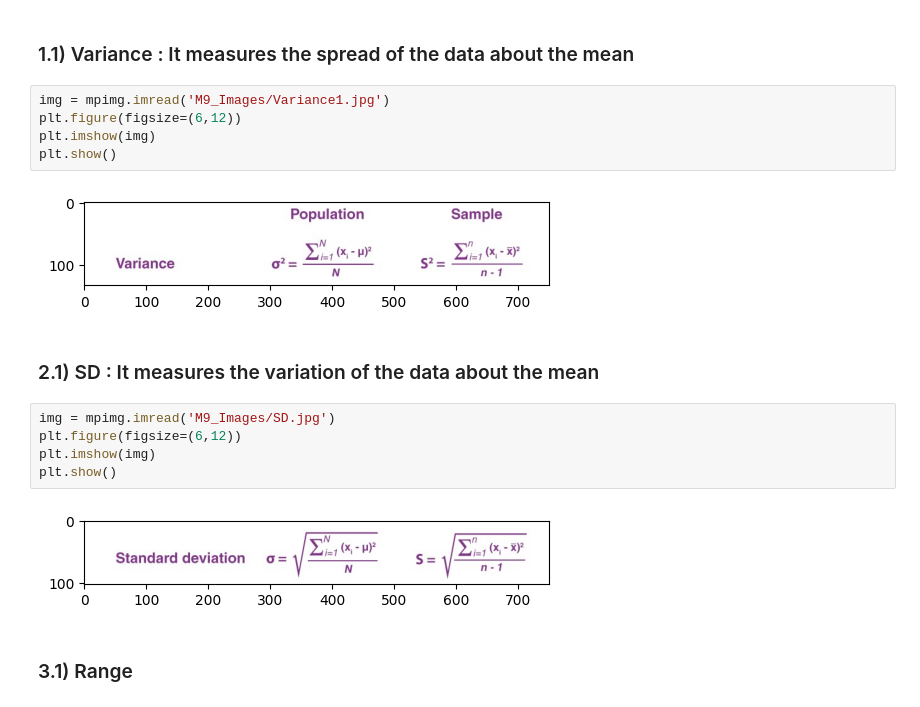
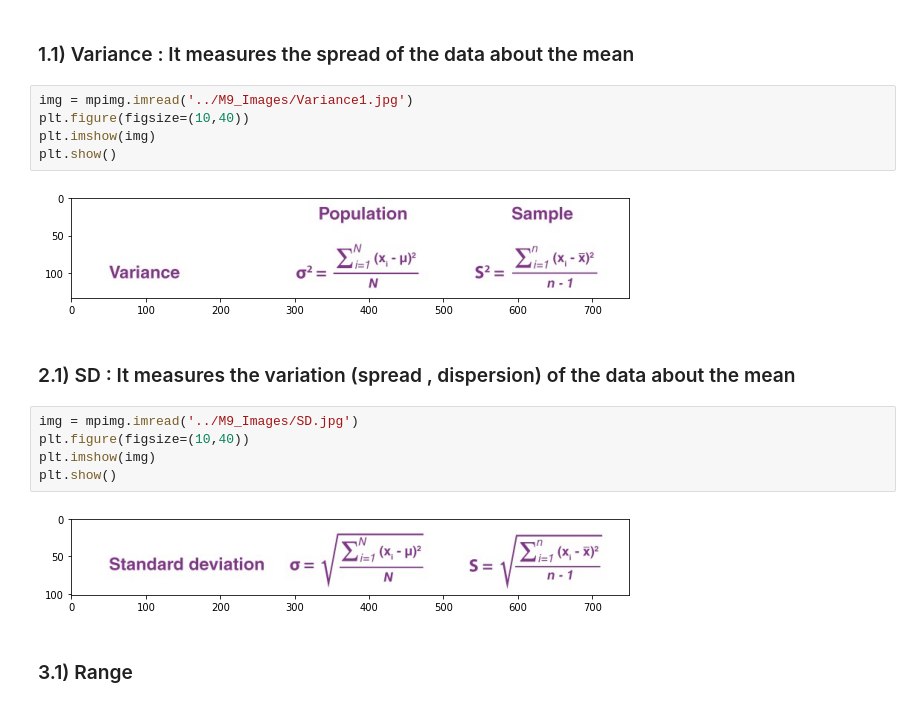
Before and after one commit to pradeepradee1/DataScience, a Jupyter notebook: M5_Statistics/M2_Descriptive/M1_Descriptive.ipynb, the cells around one changed output. Cells and saved outputs as stored; diff of their text form.

```diff
--- a/M5_Statistics/M2_Descriptive/M1_Descriptive.ipynb
+++ b/M5_Statistics/M2_Descriptive/M1_Descriptive.ipynb
@@ -34,21 +34,21 @@ plt.show()
 # %% [markdown]
 ### 1.1) Variance : It measures the spread of the data about the mean
 # %%
-img = mpimg.imread('M9_Images/Variance1.jpg')
-plt.figure(figsize=(6,12))
+img = mpimg.imread('../M9_Images/Variance1.jpg')
+plt.figure(figsize=(10,40))
 plt.imshow(img)
 plt.show()
 # %% [output]
-[figure, old version]
+[figure, new version]
 # %% [markdown]
-### 2.1) SD : It measures the variation of the data about the mean
+### 2.1) SD : It measures the variation (spread , dispersion) of the data about the mean
 # %%
-img = mpimg.imread('M9_Images/SD.jpg')
-plt.figure(figsize=(6,12))
+img = mpimg.imread('../M9_Images/SD.jpg')
+plt.figure(figsize=(10,40))
 plt.imshow(img)
 plt.show()
 # %% [output]
-[figure, old version]
+[figure, new version]
 # %% [markdown]
 ### 3.1) Range
 # %%
```
Also changed, not shown: parts of 2 cells of this notebook, 3 other files.
